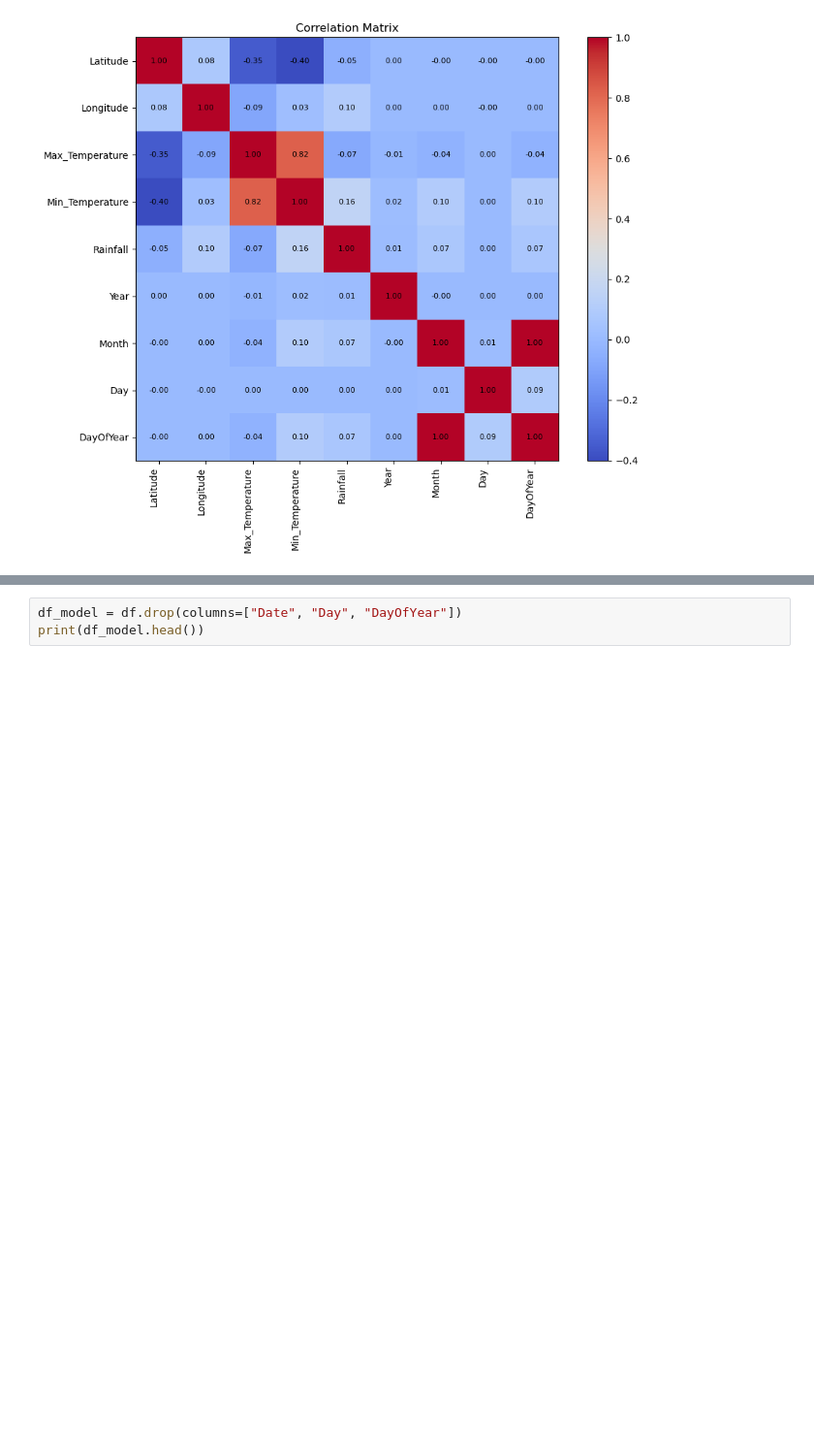
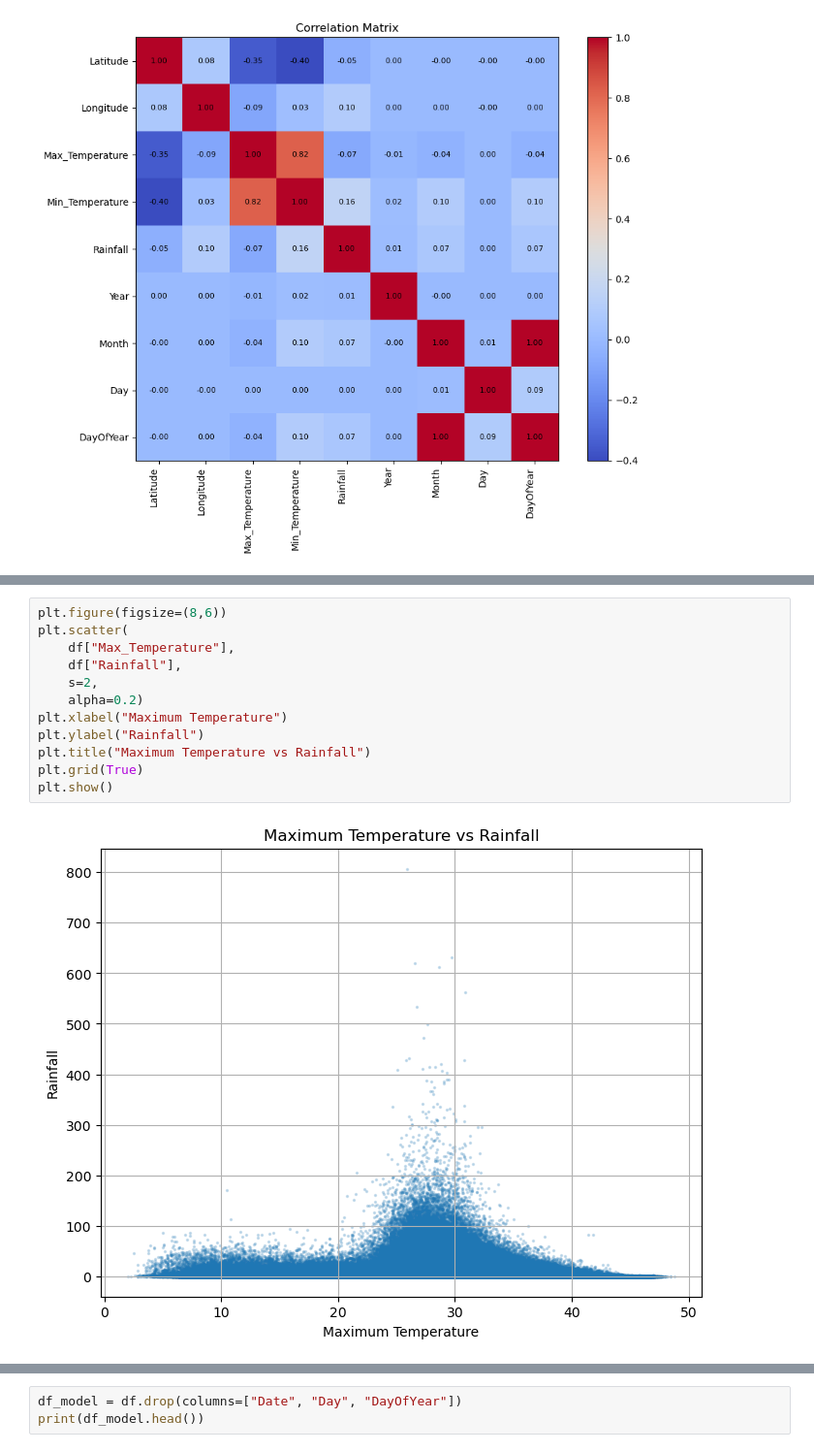
Before and after one commit to shudhanshusingh649/PowerBI-Dashboard-Projects, a Jupyter notebook: Final_Dataset/Climate_Analysis.ipynb, the cells around one changed output, grey strips where cells are left out. Shown at 97% size. Cells and saved outputs as stored; diff of their text form; blank space fills up the shorter version.

```diff
--- a/Final_Dataset/Climate_Analysis.ipynb
+++ b/Final_Dataset/Climate_Analysis.ipynb
@@ -350,0 +395,14 @@ plt.show()
+# %%
+plt.figure(figsize=(8,6))
+plt.scatter(
+    df["Max_Temperature"],
+    df["Rainfall"],
+    s=2,
+    alpha=0.2)
+plt.xlabel("Maximum Temperature")
+plt.ylabel("Rainfall")
+plt.title("Maximum Temperature vs Rainfall")
+plt.grid(True)
+plt.show()
+# %% [output]
+[figure, added]
```
Also changed, not shown: parts of 4 cells of this notebook, 1 other file.
